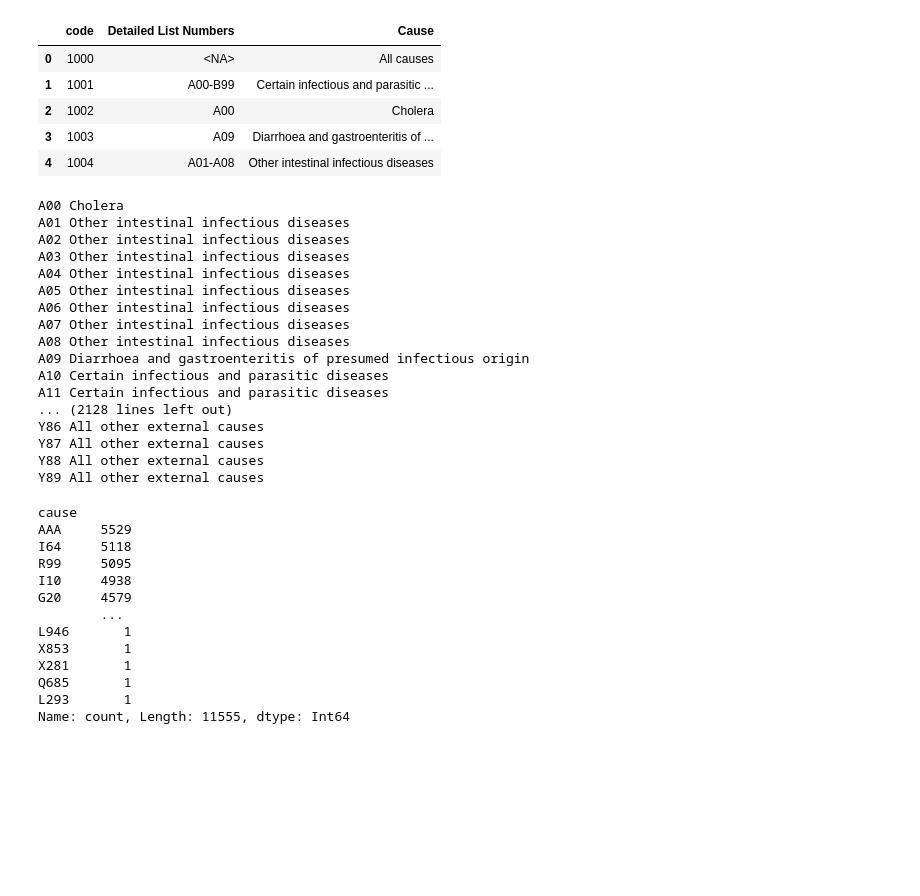
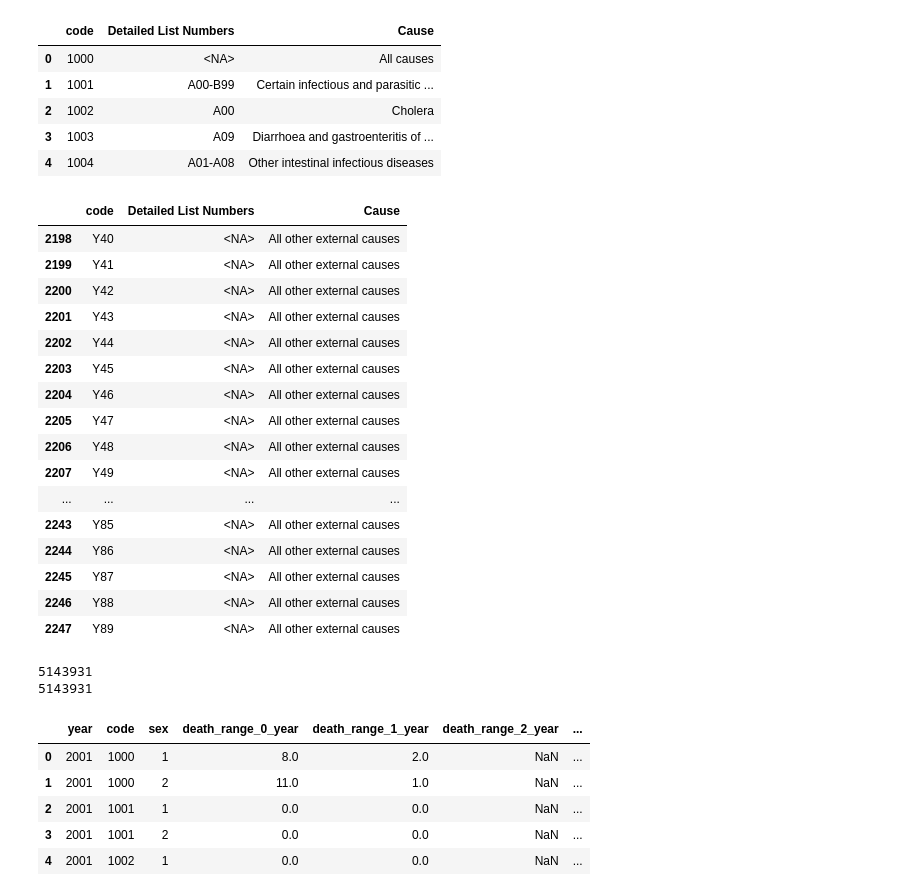
Before and after one commit to msharaf315/data_visualization, a Jupyter notebook: task_two/EDA.ipynb, the cells around one changed output. Cells and saved outputs as stored; diff of their text form; code cells hidden in the pictures; blank space fills up the shorter version.

```diff
--- a/task_two/EDA.ipynb
+++ b/task_two/EDA.ipynb
@@ -180,30 +174,30 @@ for _, row in df_cause_of_death_code.iterrows():
         else:
             _handle_single_code(detailed_code_full, code_disease_dict, cause)
 for key, value in code_disease_dict.items():
-    print(key,value)
     df_cause_of_death_code = pd.concat([df_cause_of_death_code, pd.DataFrame([[key, None, value]], columns=df_cause_of_death_code.columns)], ignore_index=True)
-# %% [output]
-A00 Cholera
-A01 Other intestinal infectious diseases
-A02 Other intestinal infectious diseases
-A03 Other intestinal infectious diseases
-A04 Other intestinal infectious diseases
-A05 Other intestinal infectious diseases
-A06 Other intestinal infectious diseases
-A07 Other intestinal infectious diseases
-A08 Other intestinal infectious diseases
-A09 Diarrhoea and gastroenteritis of presumed infectious origin
-A10 Certain infectious and parasitic diseases
-A11 Certain infectious and parasitic diseases
-... (2128 lines left out)
-Y86 All other external causes
-Y87 All other external causes
-Y88 All other external causes
-Y89 All other external causes
+# %%
+# df_cause_of_death_code.to_csv("df_causes_of_death_edited.csv")
+df_cause_of_death_code.tail(50)
+# %% [output]
+|  | code | Detailed List Numbers | Cause |
+| 2198 | Y40 | <NA> | All other external causes |
+| 2199 | Y41 | <NA> | All other external causes |
+| 2200 | Y42 | <NA> | All other external causes |
+| 2201 | Y43 | <NA> | All other external causes |
+| 2202 | Y44 | <NA> | All other external causes |
+| 2203 | Y45 | <NA> | All other external causes |
+| 2204 | Y46 | <NA> | All other external causes |
+| 2205 | Y47 | <NA> | All other external causes |
+| 2206 | Y48 | <NA> | All other external causes |
+| 2207 | Y49 | <NA> | All other external causes |
+| ... | ... | ... | ... |
+| 2243 | Y85 | <NA> | All other external causes |
+| 2244 | Y86 | <NA> | All other external causes |
+| 2245 | Y87 | <NA> | All other external causes |
+| 2246 | Y88 | <NA> | All other external causes |
+| 2247 | Y89 | <NA> | All other external causes |
 # %%
-df_morticid.head(10)
-df_country_codes.head(10)
-df_morticid_merged = pd.merge(
+df_morticid_with_country = pd.merge(
     df_morticid,
     df_country_codes,
     on="country",
@@ -229,20 +223,23 @@ df_morticid_merged = pd.merge(
     "infant_death_1_6_day",
     "infant_death_7_27_day",
         "death_all_agges",
+        "country",
     "infant_death_28_364_day",], axis=1)
-df_morticid_merged["cause"] = pd.Series(df_morticid_merged["cause"], dtype="string")
-df_morticid_merged["cause"].value_counts()
+df_morticid_with_country = df_morticid_with_country.rename(columns={'name': 'country'})
+# df_morticid_merged["country"].value_counts()
-# %% [output]
-cause
-AAA     5529
-I64     5118
-R99     5095
-I10     4938
-G20     4579
-        ...
-L946       1
-X853       1
-X281       1
-Q685       1
-L293       1
-Name: count, Length: 11555, dtype: Int64
+# %%
+print(len(df_morticid_with_country))
+print(len(df_morticid))
+# %% [output]
+5143931
+5143931
+# %%
+df_morticid_with_country = df_morticid_with_country.rename(columns={'cause': 'code'})
+df_morticid_with_country.head()
+# %% [output]
+|  | year | code | sex | death_range_0_year | death_range_1_year | death_range_2_year | ... |
+| 0 | 2001 | 1000 | 1 | 8.0 | 2.0 | NaN | ... |
+| 1 | 2001 | 1000 | 2 | 11.0 | 1.0 | NaN | ... |
+| 2 | 2001 | 1001 | 1 | 0.0 | 0.0 | NaN | ... |
+| 3 | 2001 | 1001 | 2 | 0.0 | 0.0 | NaN | ... |
+| 4 | 2001 | 1002 | 1 | 0.0 | 0.0 | NaN | ... |
```
Also changed, not shown: parts of 9 cells of this notebook, 6 other files.
